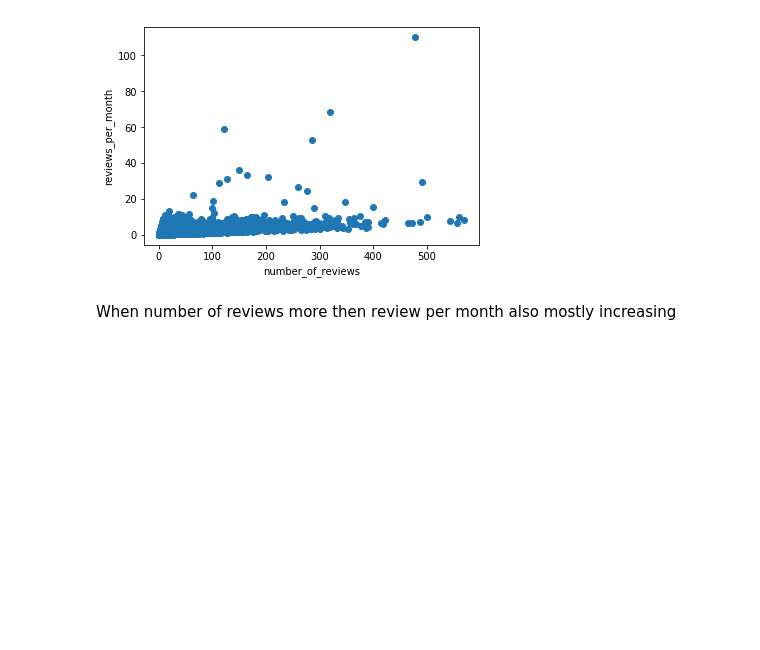
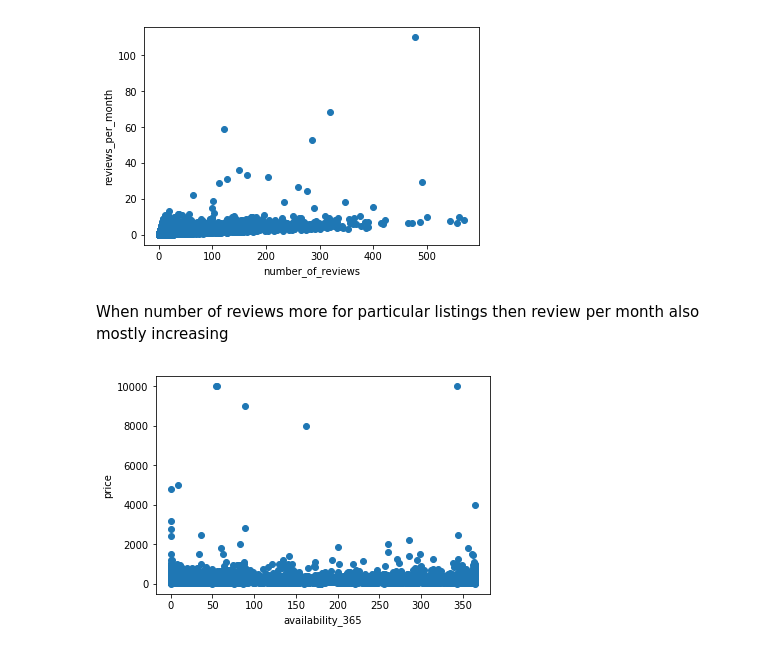
Before and after one commit to PallaviW/DataScience---DRILLS, a Jupyter notebook: Drill- Present the same data multiple ways.ipynb, the cells around one changed output. Saved outputs shown, nothing was run; the diff lists cells and outputs as text; code cells hidden in the pictures; blank space fills up the shorter version.

```diff
--- a/Drill- Present the same data multiple ways.ipynb
+++ b/Drill- Present the same data multiple ways.ipynb
@@ -246,4 +246,11 @@ plt.show()
 # %% [output]
 [figure]
 # %% [markdown]
-When number of reviews more then review per month also mostly increasing
+When number of reviews more for particular listings then review per month also mostly increasing
+# %%
+plt.scatter(x=listings['availability_365'], y=listings['price'])
+plt.ylabel('price')
+plt.xlabel('availability_365')
+plt.show()
+# %% [output]
+[figure, added]
```
Also changed, not shown: parts of 3 cells of this notebook, 1 other file.
